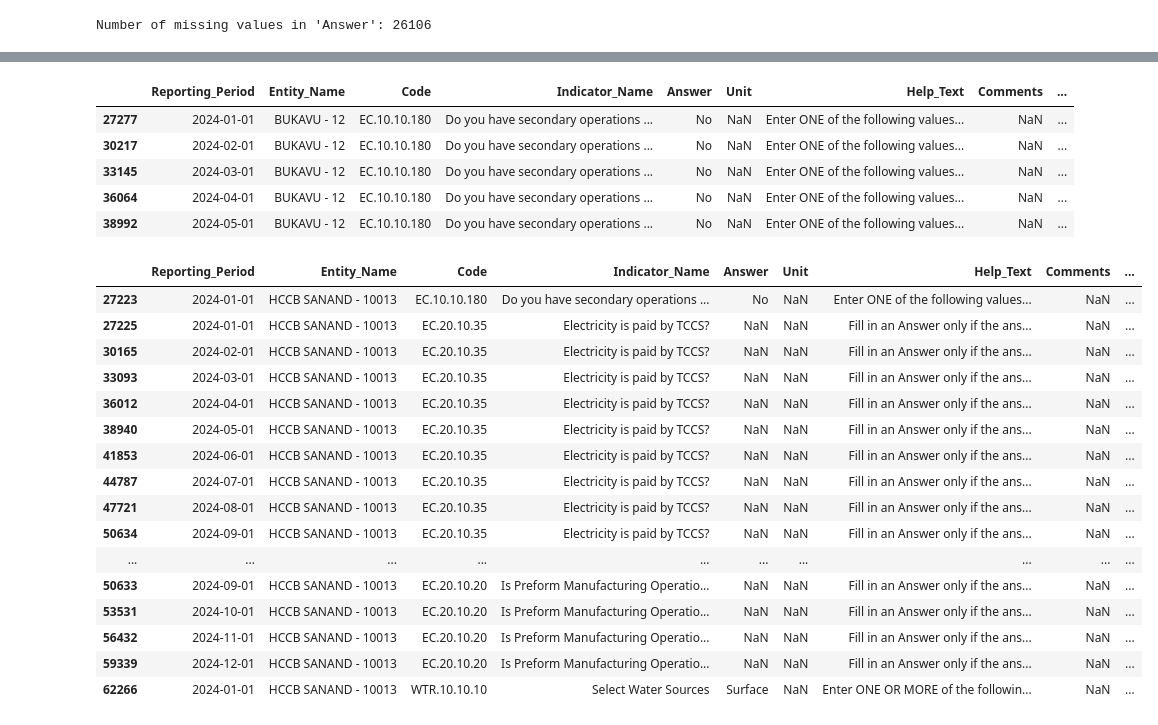
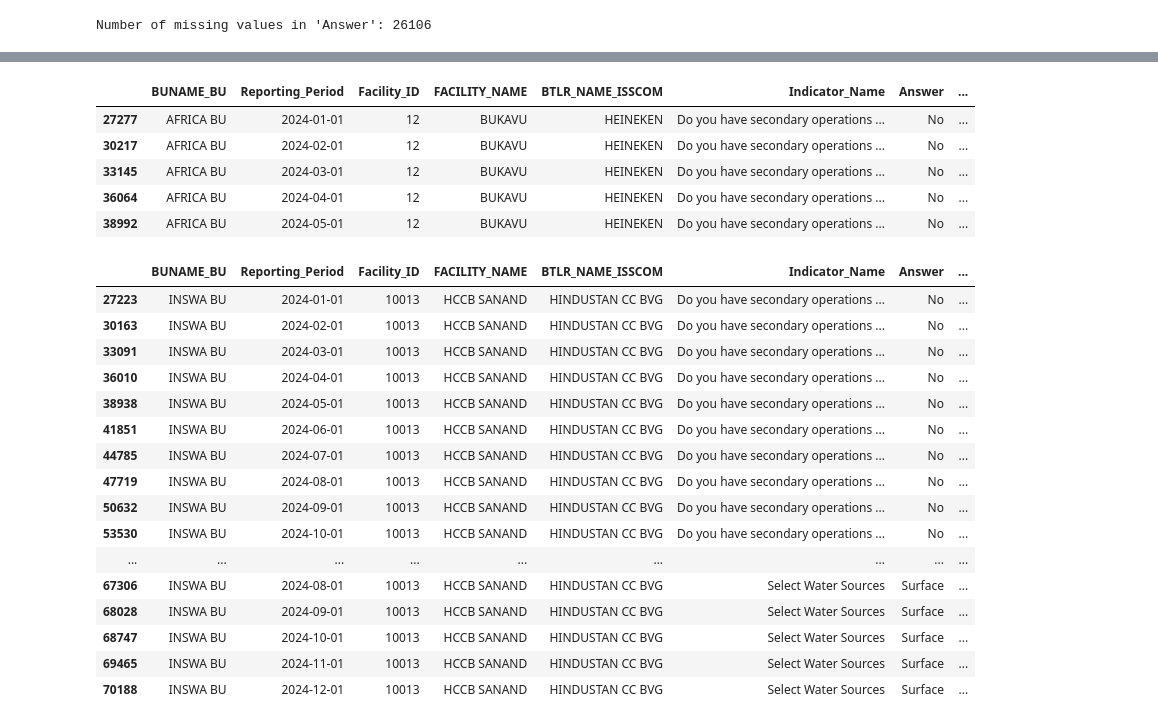
Before and after one commit to JoseAlfaroCC/T-S_Anomaly_Detection, a Jupyter notebook: Code/EDA.ipynb, the cells around one changed output, grey strips where cells are left out. Drawn from its saved outputs; the diff is of its cells as text; code cells hidden in the pictures.

```diff
--- a/Code/EDA.ipynb
+++ b/Code/EDA.ipynb
@@ -152,3 +76,7 @@ Name: Answer, dtype: int64
+# %%
+# Keep only the relevant columns
+cols_to_keep = ["BUNAME_BU", "Reporting_Period", "Facility_ID", "FACILITY_NAME", "BTLR_NAME_ISSCOM", "Indicator_Name", "Answer"]
+text_input_ind = text_input_ind[cols_to_keep]
 # %%
 # Count the number of missing values in the "Answer" column
 missing_count_answer = text_input_ind["Answer"].isnull().sum()
@@ -214,9 +117,9 @@ text_flag = flag_changes(text_input_ind)
 
 text_flag.head()
 # %% [output]
-|  | Reporting_Period | Entity_Name | Code | Indicator_Name | Answer | Unit | Help_Text | Comments | ... |
-| 27277 | 2024-01-01 | BUKAVU - 12 | EC.10.10.180 | Do you have secondary operations ... | No | NaN | Enter ONE of the following values... | NaN | ... |
-| 30217 | 2024-02-01 | BUKAVU - 12 | EC.10.10.180 | Do you have secondary operations ... | No | NaN | Enter ONE of the following values... | NaN | ... |
-| 33145 | 2024-03-01 | BUKAVU - 12 | EC.10.10.180 | Do you have secondary operations ... | No | NaN | Enter ONE of the following values... | NaN | ... |
-| 36064 | 2024-04-01 | BUKAVU - 12 | EC.10.10.180 | Do you have secondary operations ... | No | NaN | Enter ONE of the following values... | NaN | ... |
-| 38992 | 2024-05-01 | BUKAVU - 12 | EC.10.10.180 | Do you have secondary operations ... | No | NaN | Enter ONE of the following values... | NaN | ... |
+|  | BUNAME_BU | Reporting_Period | Facility_ID | FACILITY_NAME | BTLR_NAME_ISSCOM | Indicator_Name | Answer | ... |
+| 27277 | AFRICA BU | 2024-01-01 | 12 | BUKAVU | HEINEKEN | Do you have secondary operations ... | No | ... |
+| 30217 | AFRICA BU | 2024-02-01 | 12 | BUKAVU | HEINEKEN | Do you have secondary operations ... | No | ... |
+| 33145 | AFRICA BU | 2024-03-01 | 12 | BUKAVU | HEINEKEN | Do you have secondary operations ... | No | ... |
+| 36064 | AFRICA BU | 2024-04-01 | 12 | BUKAVU | HEINEKEN | Do you have secondary operations ... | No | ... |
+| 38992 | AFRICA BU | 2024-05-01 | 12 | BUKAVU | HEINEKEN | Do you have secondary operations ... | No | ... |
@@ -243,7 +166,7 @@ def update_detection_result(df):
                 facility_id = df.at[idx, 'Facility_ID']
                 new_indicator_name = df.at[idx, 'Indicator_Name']
                 prev_indicator_name = df.at[prev_idx, 'Indicator_Name']
-                detection_text = f"Facility #: {facility_id}, Indicator: {new_indicator_name} switched from {prev_indicator_name} to {new_indicator_name}"
+                detection_text = f"Facility ID: {facility_id}, Indicator: {new_indicator_name} switched from {prev_indicator_name} to {new_indicator_name}"
                 df.at[idx, 'Detection_Result'] = detection_text
 
     # Return updated DataFrame
@@ -251,22 +174,22 @@ def update_detection_result(df):
 # %%
 # Example usage
 tmp = update_detection_result(text_flag)
-tmp[(tmp['Flag'] == 1) & (tmp['Facility_ID'] == 10013)]
+tmp[(tmp['Facility_ID'] == 10013)]
 # %% [output]
-|  | Reporting_Period | Entity_Name | Code | Indicator_Name | Answer | Unit | Help_Text | Comments | ... |
-| 27223 | 2024-01-01 | HCCB SANAND - 10013 | EC.10.10.180 | Do you have secondary operations ... | No | NaN | Enter ONE of the following values... | NaN | ... |
-| 27225 | 2024-01-01 | HCCB SANAND - 10013 | EC.20.10.35 | Electricity is paid by TCCS? | NaN | NaN | Fill in an Answer only if the ans... | NaN | ... |
-| 30165 | 2024-02-01 | HCCB SANAND - 10013 | EC.20.10.35 | Electricity is paid by TCCS? | NaN | NaN | Fill in an Answer only if the ans... | NaN | ... |
-| 33093 | 2024-03-01 | HCCB SANAND - 10013 | EC.20.10.35 | Electricity is paid by TCCS? | NaN | NaN | Fill in an Answer only if the ans... | NaN | ... |
-| 36012 | 2024-04-01 | HCCB SANAND - 10013 | EC.20.10.35 | Electricity is paid by TCCS? | NaN | NaN | Fill in an Answer only if the ans... | NaN | ... |
-| 38940 | 2024-05-01 | HCCB SANAND - 10013 | EC.20.10.35 | Electricity is paid by TCCS? | NaN | NaN | Fill in an Answer only if the ans... | NaN | ... |
-| 41853 | 2024-06-01 | HCCB SANAND - 10013 | EC.20.10.35 | Electricity is paid by TCCS? | NaN | NaN | Fill in an Answer only if the ans... | NaN | ... |
-| 44787 | 2024-07-01 | HCCB SANAND - 10013 | EC.20.10.35 | Electricity is paid by TCCS? | NaN | NaN | Fill in an Answer only if the ans... | NaN | ... |
-| 47721 | 2024-08-01 | HCCB SANAND - 10013 | EC.20.10.35 | Electricity is paid by TCCS? | NaN | NaN | Fill in an Answer only if the ans... | NaN | ... |
-| 50634 | 2024-09-01 | HCCB SANAND - 10013 | EC.20.10.35 | Electricity is paid by TCCS? | NaN | NaN | Fill in an Answer only if the ans... | NaN | ... |
-| ... | ... | ... | ... | ... | ... | ... | ... | ... | ... |
-| 50633 | 2024-09-01 | HCCB SANAND - 10013 | EC.20.10.20 | Is Preform Manufacturing Operatio... | NaN | NaN | Fill in an Answer only if the ans... | NaN | ... |
-| 53531 | 2024-10-01 | HCCB SANAND - 10013 | EC.20.10.20 | Is Preform Manufacturing Operatio... | NaN | NaN | Fill in an Answer only if the ans... | NaN | ... |
-| 56432 | 2024-11-01 | HCCB SANAND - 10013 | EC.20.10.20 | Is Preform Manufacturing Operatio... | NaN | NaN | Fill in an Answer only if the ans... | NaN | ... |
-| 59339 | 2024-12-01 | HCCB SANAND - 10013 | EC.20.10.20 | Is Preform Manufacturing Operatio... | NaN | NaN | Fill in an Answer only if the ans... | NaN | ... |
-| 62266 | 2024-01-01 | HCCB SANAND - 10013 | WTR.10.10.10 | Select Water Sources | Surface | NaN | Enter ONE OR MORE of the followin... | NaN | ... |
+|  | BUNAME_BU | Reporting_Period | Facility_ID | FACILITY_NAME | BTLR_NAME_ISSCOM | Indicator_Name | Answer | ... |
+| 27223 | INSWA BU | 2024-01-01 | 10013 | HCCB SANAND | HINDUSTAN CC BVG | Do you have secondary operations ... | No | ... |
+| 30163 | INSWA BU | 2024-02-01 | 10013 | HCCB SANAND | HINDUSTAN CC BVG | Do you have secondary operations ... | No | ... |
+| 33091 | INSWA BU | 2024-03-01 | 10013 | HCCB SANAND | HINDUSTAN CC BVG | Do you have secondary operations ... | No | ... |
+| 36010 | INSWA BU | 2024-04-01 | 10013 | HCCB SANAND | HINDUSTAN CC BVG | Do you have secondary operations ... | No | ... |
+| 38938 | INSWA BU | 2024-05-01 | 10013 | HCCB SANAND | HINDUSTAN CC BVG | Do you have secondary operations ... | No | ... |
+| 41851 | INSWA BU | 2024-06-01 | 10013 | HCCB SANAND | HINDUSTAN CC BVG | Do you have secondary operations ... | No | ... |
+| 44785 | INSWA BU | 2024-07-01 | 10013 | HCCB SANAND | HINDUSTAN CC BVG | Do you have secondary operations ... | No | ... |
+| 47719 | INSWA BU | 2024-08-01 | 10013 | HCCB SANAND | HINDUSTAN CC BVG | Do you have secondary operations ... | No | ... |
+| 50632 | INSWA BU | 2024-09-01 | 10013 | HCCB SANAND | HINDUSTAN CC BVG | Do you have secondary operations ... | No | ... |
+| 53530 | INSWA BU | 2024-10-01 | 10013 | HCCB SANAND | HINDUSTAN CC BVG | Do you have secondary operations ... | No | ... |
+| ... | ... | ... | ... | ... | ... | ... | ... | ... |
+| 67306 | INSWA BU | 2024-08-01 | 10013 | HCCB SANAND | HINDUSTAN CC BVG | Select Water Sources | Surface | ... |
+| 68028 | INSWA BU | 2024-09-01 | 10013 | HCCB SANAND | HINDUSTAN CC BVG | Select Water Sources | Surface | ... |
+| 68747 | INSWA BU | 2024-10-01 | 10013 | HCCB SANAND | HINDUSTAN CC BVG | Select Water Sources | Surface | ... |
+| 69465 | INSWA BU | 2024-11-01 | 10013 | HCCB SANAND | HINDUSTAN CC BVG | Select Water Sources | Surface | ... |
+| 70188 | INSWA BU | 2024-12-01 | 10013 | HCCB SANAND | HINDUSTAN CC BVG | Select Water Sources | Surface | ... |
```
Also changed, not shown: parts of 18 cells of this notebook.
